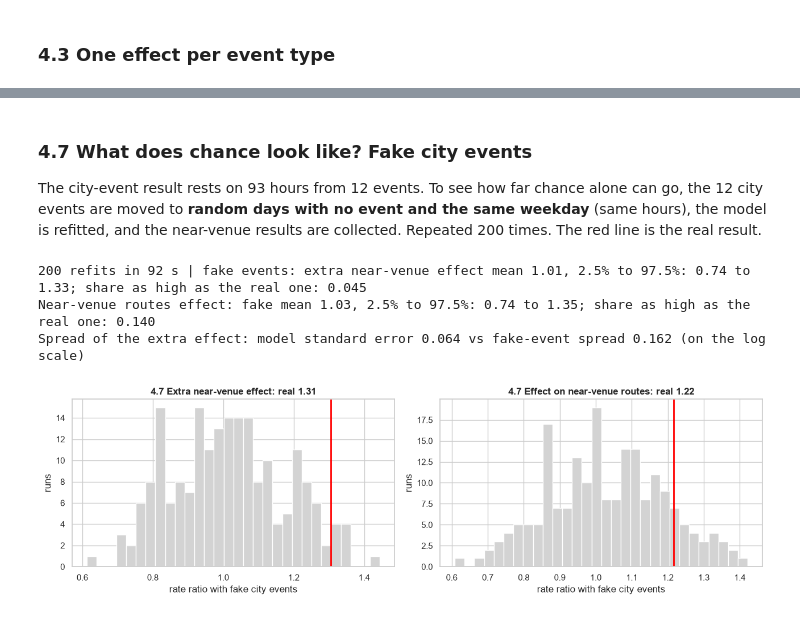
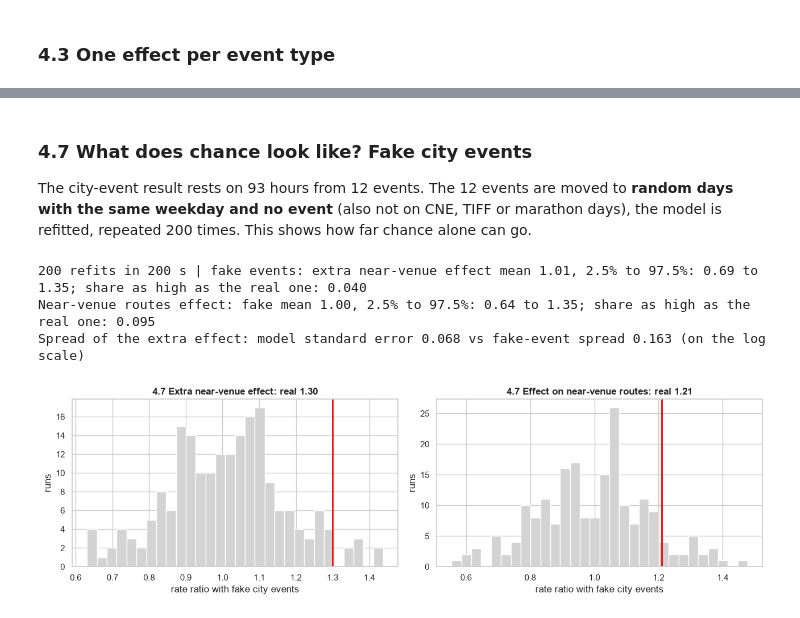
Before and after one commit to SegioMartin/Final-Project-Python-722, a Jupyter notebook: notebooks/03_event_effect.ipynb, the cells around one changed output, grey strips where cells are left out. Cells and saved outputs as stored; diff of their text form; code cells hidden in the pictures.

```diff
--- a/notebooks/03_event_effect.ipynb
+++ b/notebooks/03_event_effect.ipynb
@@ -1051,17 +397,6 @@ table = pd.DataFrame(rows).T
 table["difference per hour"] = table["actual"] - table["expected without event"]
 table["difference per event (about 8 hours)"] = table["difference per hour"] * 8
 
-fig, ax = plt.subplots(figsize=(9, 4))
-x = np.arange(len(table))
-ax.bar(x - 0.2, table["expected without event"], width=0.4, color="lightgray", label="expected without the event")
-ax.bar(x + 0.2, table["actual"], width=0.4, color=[GROUP_COLORS[n] for n in table.index], label="actual")
-ax.set_xticks(x)
-ax.set_xticklabels(table.index)
-ax.bar_label(ax.containers[0], fmt="%.2f", fontsize=8)
-ax.bar_label(ax.containers[1], fmt="%.2f", fontsize=8)
-ax.set(title="3.3 Incidents per event hour: expected without the event vs actual", ylabel="incidents per hour")
-ax.legend(fontsize=8)
-plt.tight_layout()
 table.round(2)
 # %% [output]
 |  | event hours | expected without event | actual | difference per hour | difference per event (about 8 hours) |
@@ -1133,7 +436,8 @@ Do the weather and calendar controls behave as 02_eda said they would?
 # %%
+rr = rate_ratios(main)
 control_names = {
     "is_holiday": "Public holiday", "snow_day": "Snow that day", "snow3_over5": "5+ cm snow in last 3 days", "heavy_rain": "Heavy rain (10+ mm)",
-    "after_coding_change": "After April 2026 (coding change)", "multi_event_day": "Several events that day",
+    "after_coding_change": "After April 2026 (coding change)", "multi_event_day": "Several events that day", "untimed_event_day": "Day of CNE / TIFF / marathon (no start time)",
     "C(temp_band, Treatment('10 to 20'))[T.below -10]": "Below -10 C (vs 10 to 20 C)",
     "C(temp_band, Treatment('10 to 20'))[T.-10 to 0]": "-10 to 0 C",
     "C(temp_band, Treatment('10 to 20'))[T.0 to 10]": "0 to 10 C",
@@ -1141,14 +445,6 @@ control_names = {
     "C(temp_band, Treatment('10 to 20'))[T.above 25]": "Above 25 C",
 }
 controls_rr = rr.loc[list(control_names)].rename(index=control_names)
-fig, ax = plt.subplots(figsize=(9, 5))
-y = np.arange(len(controls_rr))[::-1]
-ax.errorbar(controls_rr["rate_ratio"], y, xerr=[controls_rr["rate_ratio"] - controls_rr["lo"], controls_rr["hi"] - controls_rr["rate_ratio"]], fmt="o", color="steelblue", capsize=3)
-ax.axvline(1, color="red", ls="--", lw=1)
-ax.set_yticks(y)
-ax.set_yticklabels(controls_rr.index)
-ax.set(title="3.5 Effect of the controls on incidents per hour", xlabel="rate ratio (1.0 = no difference)")
-plt.tight_layout()
 controls_rr.round(3)
 # %% [output]
 |  | rate_ratio | lo | hi | p_value |
@@ -1244,7 +493,12 @@ Events are grouped into two flags (sports and other city events) so that the nea
 # %%
 route_dist = pd.read_csv(PROCESSED / "route_venue_dist.csv")
+
+# one row per event-hour with its offset from the start (used for the before/during/after split and the fake events)
+timed_info = timed.set_index("event_id")[["start"]]
+ev_hours = window_rows.join(timed_info, on="event_id")
+ev_hours["offset"] = np.floor((ev_hours["datetime"] - ev_hours["start"].dt.floor("h")) / pd.Timedelta(hours=1)).astype(int)
 model_data["win_sports"] = (model_data[["win_mlb", "win_nhl", "win_nba", "win_mls"]].sum(axis=1) > 0).astype(int)
-CONTROLS = ("is_holiday + snow_day + snow3_over5 + C(temp_band, Treatment('10 to 20')) + heavy_rain + after_coding_change + multi_event_day")
+CONTROLS = ("is_holiday + snow_day + snow3_over5 + C(temp_band, Treatment('10 to 20')) + heavy_rain + after_coding_change + multi_event_day + untimed_event_day")
 
 
 def hourly_count(mask):
@@ -1262,7 +516,7 @@ def stack(near_counts, other_counts, data=None):
 def fit_near(st, flags, controls=CONTROLS):
     """Poisson: each group has its own usual level (slot, month); flags and flags x near are the event effects."""
     terms = " + ".join(flags) + " + " + " + ".join(f"{f}:near" for f in flags)
-    model = smf.glm(f"count ~ {terms} + C(grp):C(slot) + C(grp):C(month) + {controls}", data=st, family=sm.families.Poisson())
+    model = smf.glm(f"count ~ {terms} + C(grp):C(weekday_slot) + C(grp):C(month) + {controls}", data=st, family=sm.families.Poisson())
     return model.fit(cov_type="cluster", cov_kwds={"groups": pd.factorize(st["evening_date"])[0]})
 
 
@@ -1543,8 +735,21 @@ sens.assign(**{"ratio (95% interval)": [f"{r:.2f} ({lo:.2f} to {hi:.2f})" for r,
 # %% [markdown]
 ### 4.7 What does chance look like? Fake city events
-The city-event result rests on 93 hours from 12 events. To see how far chance alone can go, the 12 city events are moved to **random days with no event and the same weekday** (same hours), the model is refitted, and the near-venue results are collected.
-Repeated 200 times. The red line is the real result.
+The city-event result rests on 93 hours from 12 events. The 12 events are moved to **random days with the same weekday and no event** (also not on CNE, TIFF or marathon days), the model is refitted, repeated 200 times. This shows how far chance alone can go.
 # %%
+# Candidate days for the fake events: days with no event window and no untimed event (CNE, TIFF, marathon)
+event_days = set(model_hours.loc[model_hours["in_event_window"] | (model_hours["untimed_event_day"] == 1), "evening_date"])
+free_days = pd.Series(sorted(set(model_hours["evening_date"]) - event_days))
+free_by_weekday = [free_days[free_days.dt.day_of_week == k].to_numpy() for k in range(7)]
+cand_len = np.array([len(a) for a in free_by_weekday])
+cand = np.full((7, cand_len.max()), np.datetime64("NaT"), dtype="datetime64[ns]")
+for k, a in enumerate(free_by_weekday):
+    cand[k, :len(a)] = a
+
+ev = ev_hours.assign(base_date=lambda t: t["start"].dt.normalize()).merge(model_hours[["datetime"]], on="datetime", how="inner")
+ev["offset_h"] = ((ev["datetime"] - ev["base_date"]) / pd.Timedelta(hours=1)).astype(int)
+windows = ev.drop_duplicates("event_id")[["event_id", "base_date", "group"]].reset_index(drop=True)
+windows["weekday"] = windows["base_date"].dt.day_of_week
+
 import time
 
 other_ev = ev[ev["group"] == "other"].copy()
@@ -1563,34 +768,34 @@ def fake_city_effect(rng):
     pos = mh_pos.get_indexer(pd.DatetimeIndex(target))
     pos = pos[(pos >= 0)]
     pos = pos[~real_window[pos]]
     data = model_data.copy()
     data["win_other"] = 0
     data.loc[data.index[pos], "win_other"] = 1
     res = fit_near(stack(data["n_near_venue"].to_numpy(), data["n_other_routes"].to_numpy(), data=data), FLAGS_MAIN)
     eff = near_effects(res, ["win_other"]).set_index("quantity")["rate_ratio"]
     return eff["Extra near-venue effect"], eff["Near-venue routes"]
 
 
 rng = np.random.default_rng(7)
 start = time.time()
 fake_runs = np.array([fake_city_effect(rng) for _ in range(200)])
 real_extra = effects_main[(effects_main["event"] == NAMES_MAIN["win_other"]) & (effects_main["quantity"] == "Extra near-venue effect")]["rate_ratio"].iloc[0]
 real_near = effects_main[(effects_main["event"] == NAMES_MAIN["win_other"]) & (effects_main["quantity"] == "Near-venue routes")]["rate_ratio"].iloc[0]
 
 fig, axes = plt.subplots(1, 2, figsize=(13, 4))
 for ax, values, real_value, title in zip(axes, fake_runs.T, [real_extra, real_near], ["Extra near-venue effect", "Effect on near-venue routes"]):
     ax.hist(values, bins=30, color="lightgray")
     ax.axvline(real_value, color="red", lw=2)
     ax.set(title=f"4.7 {title}: real {real_value:.2f}", xlabel="rate ratio with fake city events", ylabel="runs")
 plt.tight_layout()
 print(f"200 refits in {time.time() - start:.0f} s | fake events: extra near-venue effect mean {fake_runs[:, 0].mean():.2f}, 2.5% to 97.5%: "
       f"{np.percentile(fake_runs[:, 0], 2.5):.2f} to {np.percentile(fake_runs[:, 0], 97.5):.2f}; share as high as the real one: {(fake_runs[:, 0] >= real_extra).mean():.3f}")
 print(f"Near-venue routes effect: fake mean {fake_runs[:, 1].mean():.2f}, 2.5% to 97.5%: {np.percentile(fake_runs[:, 1], 2.5):.2f} to {np.percentile(fake_runs[:, 1], 97.5):.2f}; "
       f"share as high as the real one: {(fake_runs[:, 1] >= real_near).mean():.3f}")
 model_se = (np.log(effects_main.query("quantity == 'Extra near-venue effect' and event == @NAMES_MAIN['win_other']")["hi"].iloc[0]) - np.log(real_extra)) / 1.96
 print(f"Spread of the extra effect: model standard error {model_se:.3f} vs fake-event spread {np.log(fake_runs[:, 0]).std():.3f} (on the log scale)")
 # %% [output]
-200 refits in 92 s | fake events: extra near-venue effect mean 1.01, 2.5% to 97.5%: 0.74 to 1.33; share as high as the real one: 0.045
-Near-venue routes effect: fake mean 1.03, 2.5% to 97.5%: 0.74 to 1.35; share as high as the real one: 0.140
-Spread of the extra effect: model standard error 0.064 vs fake-event spread 0.162 (on the log scale)
+200 refits in 200 s | fake events: extra near-venue effect mean 1.01, 2.5% to 97.5%: 0.69 to 1.35; share as high as the real one: 0.040
+Near-venue routes effect: fake mean 1.00, 2.5% to 97.5%: 0.64 to 1.35; share as high as the real one: 0.095
+Spread of the extra effect: model standard error 0.068 vs fake-event spread 0.163 (on the log scale)
-[figure, old version]
+[figure, new version]
```
Also changed, not shown: parts of 148 cells of this notebook.
